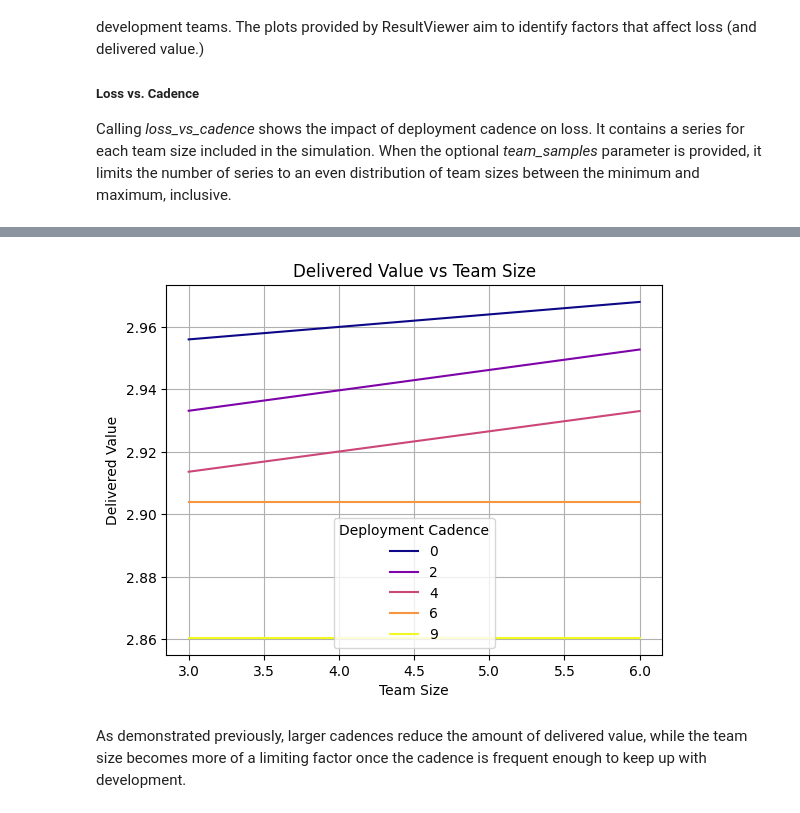
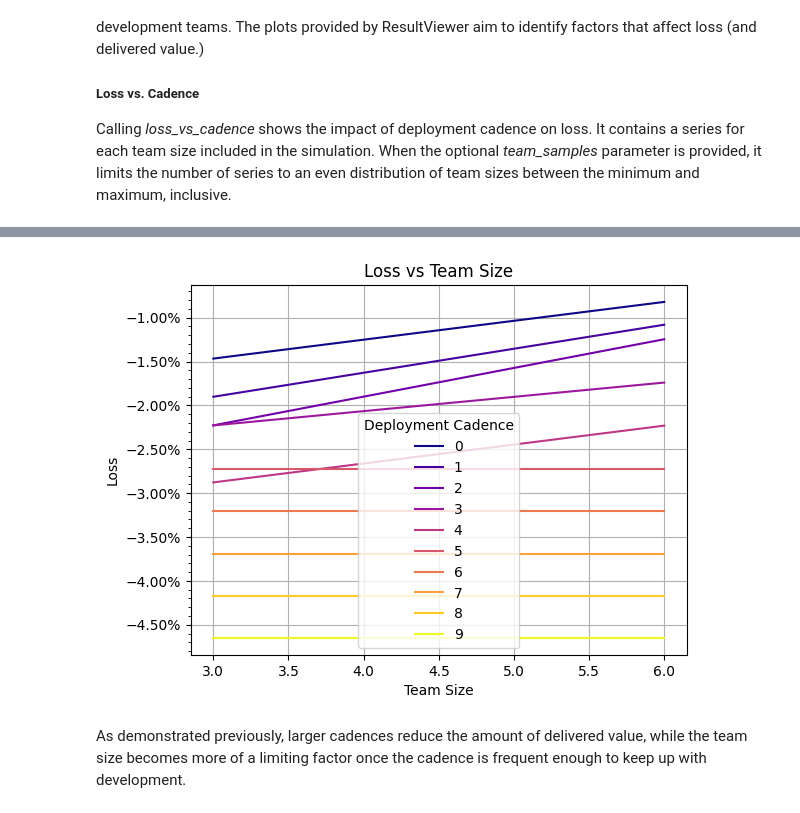
Before and after one commit to bvett/value-stream-simulator, a Jupyter notebook: src/examples/tutorial.ipynb, the cells around one changed output, grey strips where cells are left out. Drawn from its saved outputs; the diff is of its cells as text; code cells hidden in the pictures.

```diff
--- a/src/examples/tutorial.ipynb
+++ b/src/examples/tutorial.ipynb
@@ -601,6 +524,6 @@ df
 # %%
-viewer.delivered_value_vs_team_size(cadence_samples=5)
+viewer.loss_vs_team_size()
 # %% [output]
-[figure, old version]
+[figure, new version]
 # %% [markdown]
 As demonstrated previously, larger cadences reduce the amount of delivered value, while the team size becomes more of a limiting factor once the cadence is frequent enough to keep up with development.
```
Also changed, not shown: parts of 20 cells of this notebook.
